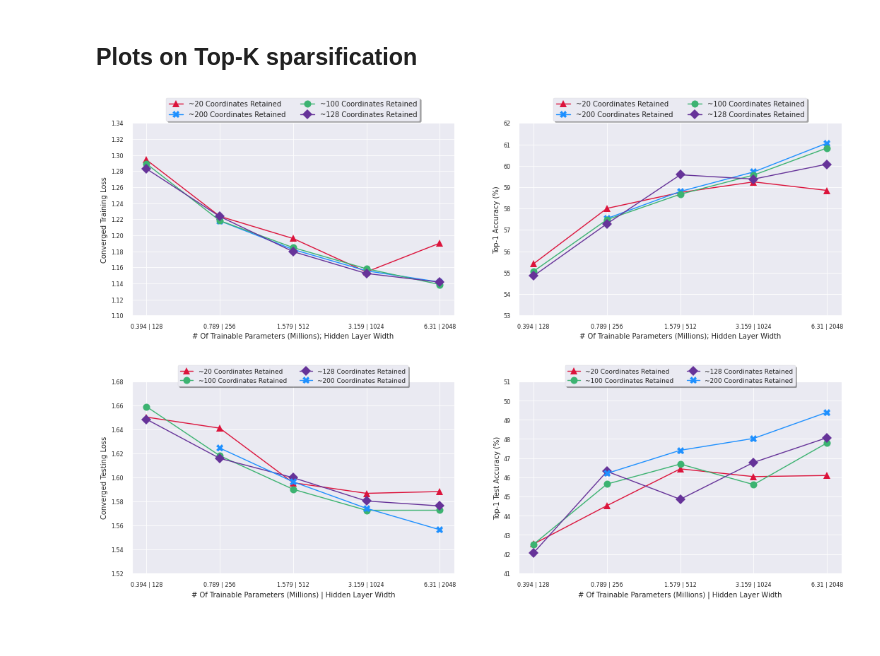
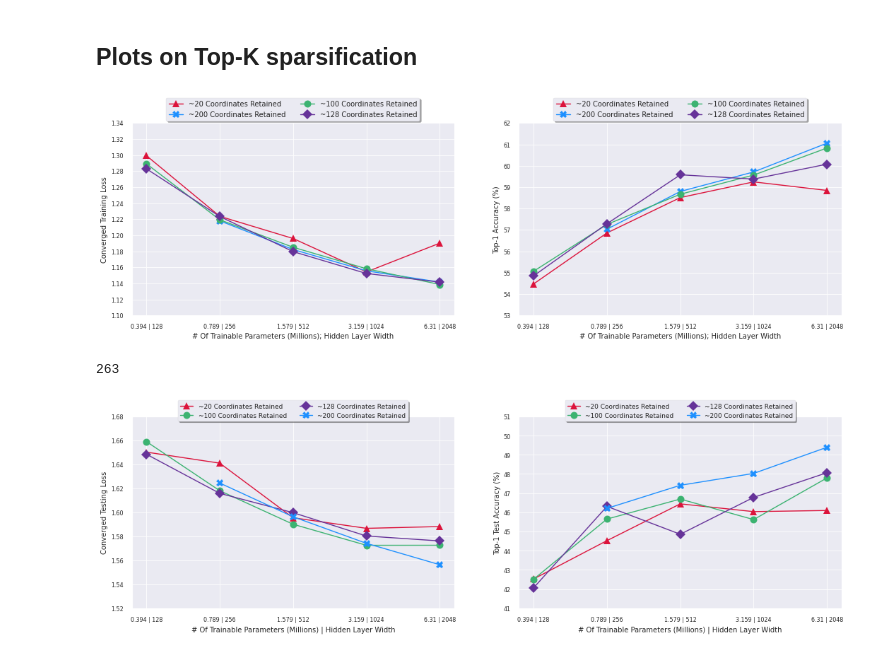
Before and after one commit to arjunarao619/Decent_Opt, a Jupyter notebook: Sparsification_Experiments.ipynb, the cells around one changed output. Drawn from its saved outputs; the diff is of its cells as text; code cells hidden in the pictures.

```diff
--- a/Sparsification_Experiments.ipynb
+++ b/Sparsification_Experiments.ipynb
@@ -673,25 +673,28 @@ testing = False
 x = ['0.394 | 128','0.789 | 256','1.579 | 512','3.159 | 1024','6.31 | 2048']
 x2 = ['0.789 | 256','1.579 | 512','3.159 | 1024','6.31 | 2048']
 
-min_loss_99 = [min(loss_dict['sp_0p99_2048_top']), min(loss_dict['sp_0p98_1024_top'][:len(loss_dict['sp_0p99_2048_top'])]), min(loss_dict['sp_0p96_512_top'][:len(loss_dict['sp_0p99_2048_top'])]),
-           min(loss_dict['sp_0p92_256_top'][:len(loss_dict['sp_0p99_2048_top'])]), min(loss_dict['sp_0p84_128_top'][:len(loss_dict['sp_0p99_2048_top'])])][::-1]
+stopat = len(loss_dict['sp_0p93_2048_top'])
 
-final_loss_99 = [loss_dict['sp_0p99_2048_top'][-1], loss_dict['sp_0p98_1024_top'][:len(loss_dict['sp_0p95_2048_top'])][-1], loss_dict['sp_0p96_512_top'][:len(loss_dict['sp_0p95_2048_top'])][-1],
-           loss_dict['sp_0p92_256_top'][:len(loss_dict['sp_0p95_2048_top'])][-1], loss_dict['sp_0p84_128_top'][:len(loss_dict['sp_0p95_2048_top'])][-1]][::-1]
 
-min_loss_95 = [min(loss_dict['sp_0p95_2048_top']), min(loss_dict['sp_0p90_1024_top'][:len(loss_dict['sp_0p95_2048_top'])]), min(loss_dict['sp_0p80_512_top'][:len(loss_dict['sp_0p95_2048_top'])]),
-           min(loss_dict['sp_0p60_256_top'][:len(loss_dict['sp_0p99_2048_top'])]), min(loss_dict['sp_0p20_128_top'][:len(loss_dict['sp_0p99_2048_top'])])][::-1]
+min_loss_99 = [min(loss_dict['sp_0p99_2048_top']), min(loss_dict['sp_0p98_1024_top'][:stopat]), min(loss_dict['sp_0p96_512_top'][:stopat]),
+           min(loss_dict['sp_0p92_256_top'][:stopat]), min(loss_dict['sp_0p84_128_top'][:stopat])][::-1]
+
+final_loss_99 = [loss_dict['sp_0p99_2048_top'][-1], loss_dict['sp_0p98_1024_top'][:stopat][-1], loss_dict['sp_0p96_512_top'][:stopat][-1],
+           loss_dict['sp_0p92_256_top'][:stopat][-1], loss_dict['sp_0p84_128_top'][:stopat][-1]][::-1]
+
+min_loss_95 = [min(loss_dict['sp_0p95_2048_top']), min(loss_dict['sp_0p90_1024_top'][:stopat]), min(loss_dict['sp_0p80_512_top'][:stopat]),
+           min(loss_dict['sp_0p60_256_top'][:stopat]), min(loss_dict['sp_0p20_128_top'][:stopat])][::-1]
 
 final_loss_95 = [loss_dict['sp_0p95_2048_top'][-1], loss_dict['sp_0p90_1024_top'][:len(loss_dict['sp_0p95_2048_top'])][-1], loss_dict['sp_0p80_512_top'][:len(loss_dict['sp_0p95_2048_top'])][-1],
-           loss_dict['sp_0p60_256_top'][:len(loss_dict['sp_0p95_2048_top'])][-1], loss_dict['sp_0p20_128_top'][:len(loss_dict['sp_0p95_2048_top'])][-1]][::-1]
+           loss_dict['sp_0p60_256_top'][:stopat][-1], loss_dict['sp_0p20_128_top'][:stopat][-1]][::-1]
 
-min_loss_90 = [min(loss_dict['sp_0p90_2048_top']), min(loss_dict['sp_0p80_1024_top'][:len(loss_dict['sp_0p90_2048_top'])]), min(loss_dict['sp_0p60_512_top'][:len(loss_dict['sp_0p90_2048_top'])]),
+min_loss_90 = [min(loss_dict['sp_0p90_2048_top']), min(loss_dict['sp_0p80_1024_top'][:stopat]), min(loss_dict['sp_0p60_512_top'][:stopat]),
            min(loss_dict['sp_0p20_256_top'][:len(loss_dict['sp_0p20_256_top'])])][::-1]
 
-final_loss_90 = [loss_dict['sp_0p90_2048_top'][-1], loss_dict['sp_0p80_1024_top'][:len(loss_dict['sp_0p90_2048_top'])][-1], loss_dict['sp_0p60_512_top'][:len(loss_dict['sp_0p90_2048_top'])][-1],
-           loss_dict['sp_0p20_256_top'][:len(loss_dict['sp_0p20_256_top'])][-1]][::-1]
+final_loss_90 = [loss_dict['sp_0p90_2048_top'][-1], loss_dict['sp_0p80_1024_top'][:stopat][-1], loss_dict['sp_0p60_512_top'][:stopat][-1],
+           loss_dict['sp_0p20_256_top'][:stopat][-1]][::-1]
 
-stopat = len(loss_dict['sp_0p93_2048_top'])
+
 
 min_loss_93 = [min(loss_dict['sp_0p93_2048_top']), min(loss_dict['sp_0p87_1024_top'][:stopat]), min(loss_dict['sp_0p75_512_top'][:stopat]),
            min(loss_dict['sp_0p5_256_top'][:stopat]), min(loss_dict['sp_0p0_128_top'][:stopat])][::-1]
@@ -703,25 +706,25 @@ final_loss_93 = [loss_dict['sp_0p93_2048_top'][-1], loss_dict['sp_0p87_1024_top'
 ##########################
 
 #### 99
-max_acc_99 = [max(acc_dict['sp_0p99_2048_top']), max(acc_dict['sp_0p98_1024_top'][:len(acc_dict['sp_0p99_2048_top'])]), max(acc_dict['sp_0p96_512_top'][:len(acc_dict['sp_0p99_2048_top'])]),
-           max(acc_dict['sp_0p92_256_top'][:len(acc_dict['sp_0p99_2048_top'])]), max(acc_dict['sp_0p84_128_top'][:len(acc_dict['sp_0p99_2048_top'])])][::-1]
+max_acc_99 = [max(acc_dict['sp_0p99_2048_top']), max(acc_dict['sp_0p98_1024_top'][:stopat]), max(acc_dict['sp_0p96_512_top'][:stopat]),
+           max(acc_dict['sp_0p92_256_top'][:stopat]), max(acc_dict['sp_0p84_128_top'][:stopat])][::-1]
 
 final_acc_99 = [acc_dict['sp_0p99_2048_top'][-1], acc_dict['sp_0p98_1024_top'][:len(acc_dict['sp_0p95_2048_top'])][-1], acc_dict['sp_0p96_512_top'][:len(acc_dict['sp_0p95_2048_top'])][-1],
-           acc_dict['sp_0p92_256_top'][:len(acc_dict['sp_0p95_2048_top'])][-1], acc_dict['sp_0p84_128_top'][:len(acc_dict['sp_0p95_2048_top'])][-1]][::-1]
+           acc_dict['sp_0p92_256_top'][:stopat][-1], acc_dict['sp_0p84_128_top'][:stopat][-1]][::-1]
 
 #### 95
-max_acc_95 = [max(acc_dict['sp_0p95_2048_top']), max(acc_dict['sp_0p90_1024_top'][:len(acc_dict['sp_0p95_2048_top'])]), max(acc_dict['sp_0p80_512_top'][:len(acc_dict['sp_0p95_2048_top'])]),
-           max(acc_dict['sp_0p60_256_top'][:len(acc_dict['sp_0p99_2048_top'])]), max(acc_dict['sp_0p20_128_top'][:len(acc_dict['sp_0p99_2048_top'])])][::-1]
+max_acc_95 = [max(acc_dict['sp_0p95_2048_top']), max(acc_dict['sp_0p90_1024_top'][:stopat]), max(acc_dict['sp_0p80_512_top'][:stopat]),
+           max(acc_dict['sp_0p60_256_top'][:stopat]), max(acc_dict['sp_0p20_128_top'][:stopat])][::-1]
 
 final_acc_95 = [acc_dict['sp_0p95_2048'][-1], acc_dict['sp_0p90_1024_top'][:len(acc_dict['sp_0p95_2048_top'])][-1], acc_dict['sp_0p80_512_top'][:len(acc_dict['sp_0p95_2048_top'])][-1],
-           acc_dict['sp_0p60_256_top'][:len(acc_dict['sp_0p95_2048_top'])][-1], acc_dict['sp_0p20_128_top'][:len(acc_dict['sp_0p95_2048_top'])][-1]]
+           acc_dict['sp_0p60_256_top'][:stopat][-1], acc_dict['sp_0p20_128_top'][:stopat][-1]]
 
 #### 90.0
-max_acc_90 = [max(acc_dict['sp_0p90_2048_top']), max(acc_dict['sp_0p80_1024_top'][:len(acc_dict['sp_0p90_2048_top'])]), max(acc_dict['sp_0p60_512_top'][:len(acc_dict['sp_0p90_2048_top'])]),
-           max(acc_dict['sp_0p20_256_top'][:len(acc_dict['sp_0p20_256_top'])])][::-1]
+max_acc_90 = [max(acc_dict['sp_0p90_2048_top']), max(acc_dict['sp_0p80_1024_top'][:stopat]), max(acc_dict['sp_0p60_512_top'][:stopat]),
+           max(acc_dict['sp_0p20_256_top'][:stopat])][::-1]
 
-final_acc_90 = [acc_dict['sp_0p90_2048_top'][-1], acc_dict['sp_0p80_1024_top'][:len(acc_dict['sp_0p90_2048_top'])][-1], acc_dict['sp_0p60_512_top'][:len(acc_dict['sp_0p90_2048_top'])][-1],
-           acc_dict['sp_0p20_256_top'][:len(acc_dict['sp_0p20_256_top'])][-1]][::-1]
+final_acc_90 = [acc_dict['sp_0p90_2048_top'][-1], acc_dict['sp_0p80_1024_top'][:stopat][-1], acc_dict['sp_0p60_512_top'][:stopat][-1],
+           acc_dict['sp_0p20_256_top'][:stopat][-1]][::-1]
 
 #### 93.75
 max_acc_93 = [max(acc_dict['sp_0p93_2048_top']), max(acc_dict['sp_0p87_1024_top'][:stopat]), max(acc_dict['sp_0p75_512_top'][:stopat]),
@@ -736,34 +739,38 @@ fig, ax = plt.subplots(1, 2,figsize=(18,5))
 ax[0].plot(x, min_loss_99,color='crimson' ,markevery=True, marker = '^',markersize=10, label = '~20 Coordinates Retained')
 ax[0].plot(x2,min_loss_90,color='dodgerblue',markevery=True, marker = 'X',markersize=10, label='~200 Coordinates Retained' )
 ax[0].plot(x,min_loss_95,color='mediumseagreen',markevery=True, marker = 'o',markersize=10, label='~100 Coordinates Retained' )
 ax[0].plot(x,min_loss_93,color='rebeccapurple',markevery=True, marker = 'D',markersize=10, label='~128 Coordinates Retained' )
 
 
 
 ax[0].legend(loc='upper center', prop={'size': 10}, bbox_to_anchor=(0.5, 1.15),
           ncol=2, fancybox=True, shadow=True)
 ax[0].set_ylabel('Converged Training Loss',fontsize=10)
 ax[0].set_xlabel('# Of Trainable Parameters (Millions); Hidden Layer Width',fontsize=10)
 ax[0].yaxis.set_ticks([1.10,1.12,1.14,1.16,1.18,1.20,1.22,1.24,1.26,1.28,1.30,1.32,1.34])
 
 
 #Plots for accuracy
 ax[1].plot(x, max_acc_99,color='crimson', markevery=True, marker = '^',markersize=10, label = '~20 Coordinates Retained')
 
 
 ax[1].plot(x2,max_acc_90,color='dodgerblue',markevery=True, marker = 'X',markersize=10,label='~200 Coordinates Retained' )
 ax[1].plot(x,max_acc_95,color='mediumseagreen',markevery=True, marker = 'o',markersize=10,label='~100 Coordinates Retained' )
 ax[1].plot(x,max_acc_93,color='rebeccapurple',markevery=True, marker = 'D',markersize=10,label='~128 Coordinates Retained' )
 
 ax[1].legend(loc='upper center',prop={'size': 10}, bbox_to_anchor=(0.5, 1.15),
           ncol=2, fancybox=True, shadow=True)
 ax[1].set_ylabel('Top-1 Accuracy (%)',fontsize=10)
 ax[1].set_xlabel('# Of Trainable Parameters (Millions); Hidden Layer Width',fontsize=10)
 ax[1].yaxis.set_ticks([53,54,55,56,57,58,59,60,61,62])
 
 plt.savefig('topk-fig1_wo20.pdf')
 # %% [output]
-[figure, old version]
+[figure, new version]
+# %%
+len(acc_dict['sp_0p75_512_top'])
+# %% [output]
+263
 # %%
 test_accs_99 = [58.91496271308808, 58.897927334557615, 59.331474295737245, 57.89083968258065, 55.11090746582725][::-1]
 test_accs_95 = [60.025372698351006, 59.221760186754246, 59.70501647328797, 56.973770631122996, 54.96851343960552][::-1]
```
Also changed, not shown: parts of 2 cells of this notebook, 5 other files.
